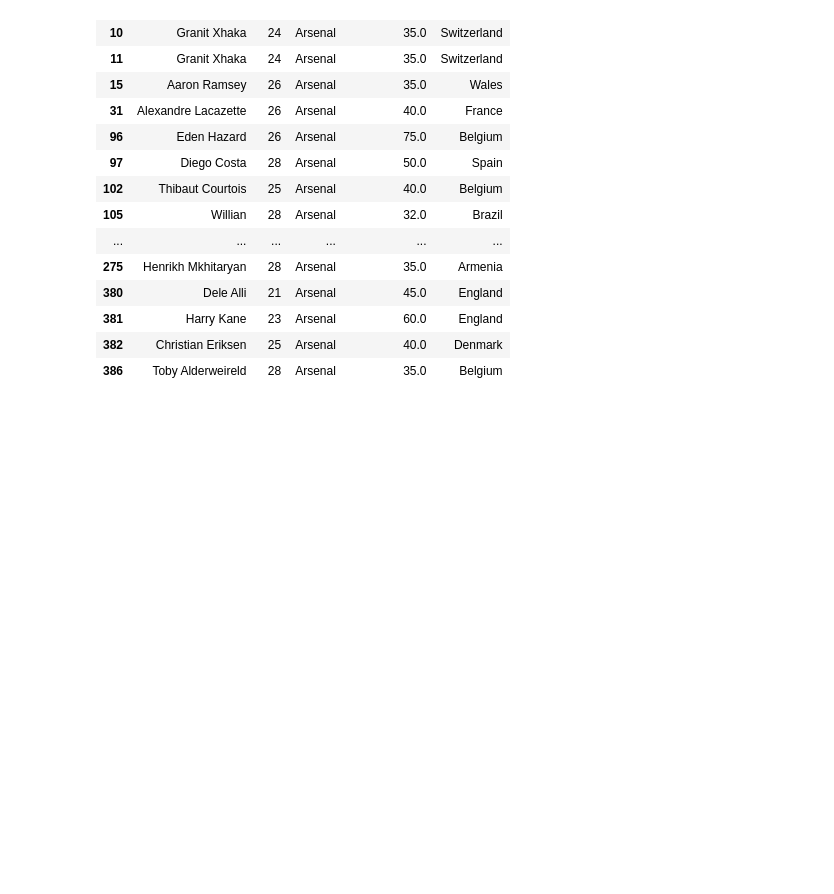
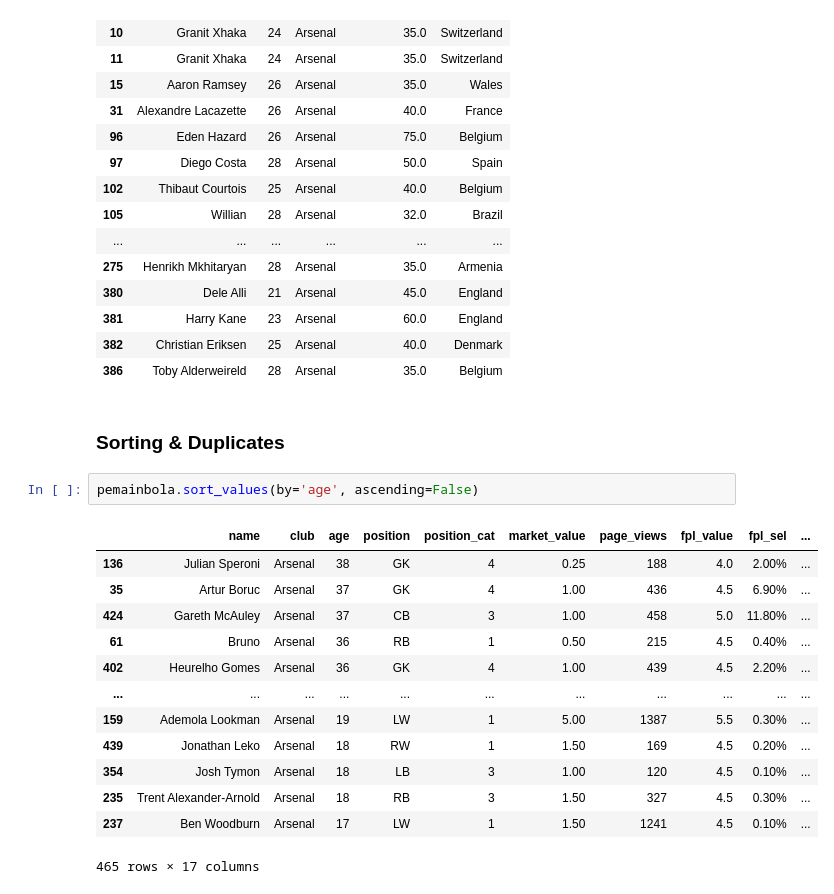
Before and after one commit to KevinCandra9999/colab-3, a Jupyter notebook: DataFrame.ipynb, the cells around one changed output. Cells and saved outputs as stored; diff of their text form; blank space fills up the shorter version.

```diff
--- a/DataFrame.ipynb
+++ b/DataFrame.ipynb
@@ -366,3 +366,21 @@ pemainbola.loc[(usia) & (klub) & (market), ['name','age','club','market_value','
 | 381 | Harry Kane | 23 | Arsenal | 60.0 | England |
 | 382 | Christian Eriksen | 25 | Arsenal | 40.0 | Denmark |
 | 386 | Toby Alderweireld | 28 | Arsenal | 35.0 | Belgium |
+# %% [markdown]
+### Sorting & Duplicates
+# %%
+pemainbola.sort_values(by='age', ascending=False)
+# %% [output]
+|  | name | club | age | position | position_cat | market_value | page_views | fpl_value | fpl_sel | ... |
+| 136 | Julian Speroni | Arsenal | 38 | GK | 4 | 0.25 | 188 | 4.0 | 2.00% | ... |
+| 35 | Artur Boruc | Arsenal | 37 | GK | 4 | 1.00 | 436 | 4.5 | 6.90% | ... |
+| 424 | Gareth McAuley | Arsenal | 37 | CB | 3 | 1.00 | 458 | 5.0 | 11.80% | ... |
+| 61 | Bruno | Arsenal | 36 | RB | 1 | 0.50 | 215 | 4.5 | 0.40% | ... |
+| 402 | Heurelho Gomes | Arsenal | 36 | GK | 4 | 1.00 | 439 | 4.5 | 2.20% | ... |
+| ... | ... | ... | ... | ... | ... | ... | ... | ... | ... | ... |
+| 159 | Ademola Lookman | Arsenal | 19 | LW | 1 | 5.00 | 1387 | 5.5 | 0.30% | ... |
+| 439 | Jonathan Leko | Arsenal | 18 | RW | 1 | 1.50 | 169 | 4.5 | 0.20% | ... |
+| 354 | Josh Tymon | Arsenal | 18 | LB | 3 | 1.00 | 120 | 4.5 | 0.10% | ... |
+| 235 | Trent Alexander-Arnold | Arsenal | 18 | RB | 3 | 1.50 | 327 | 4.5 | 0.30% | ... |
+| 237 | Ben Woodburn | Arsenal | 17 | LW | 1 | 1.50 | 1241 | 4.5 | 0.10% | ... |
+465 rows × 17 columns
```
Also changed, not shown: parts of 8 cells of this notebook.
